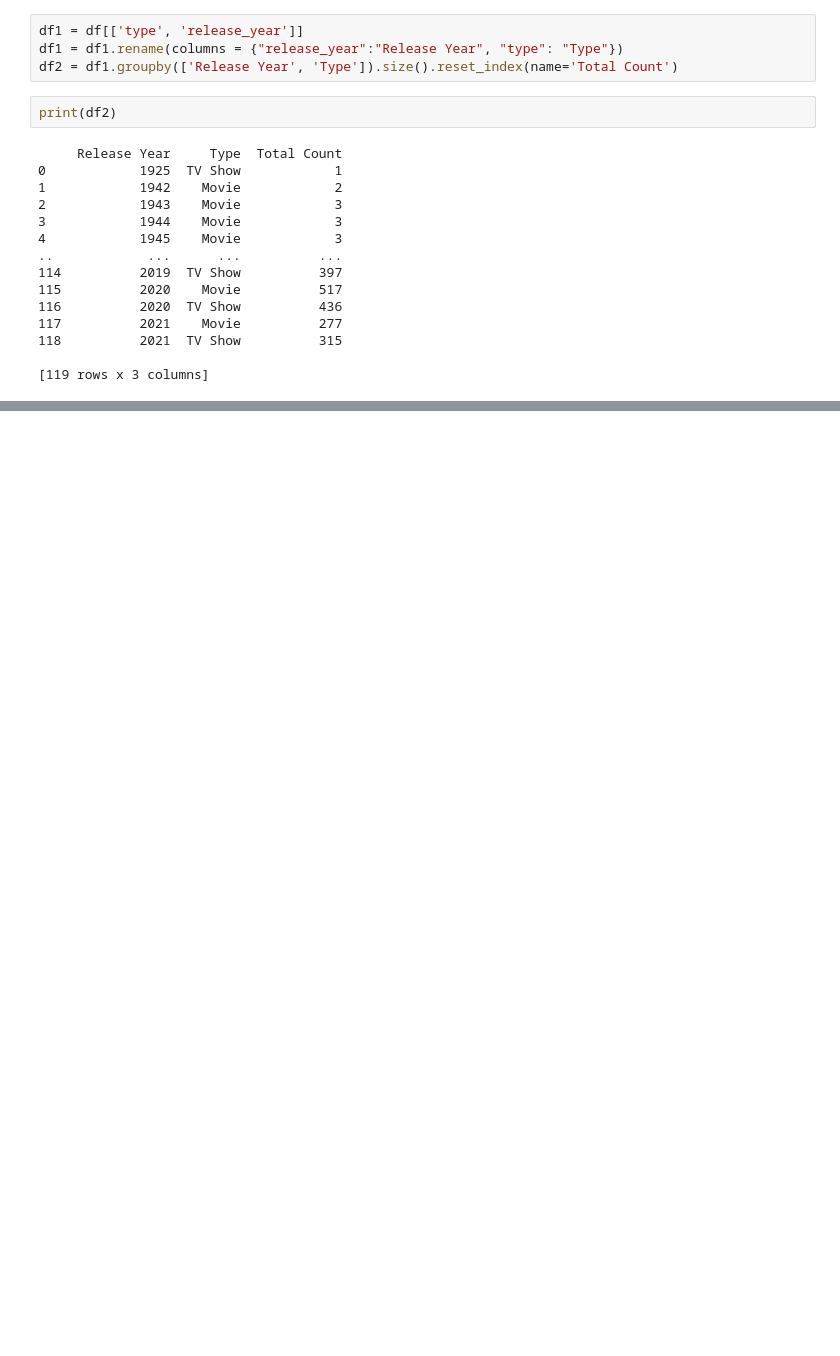
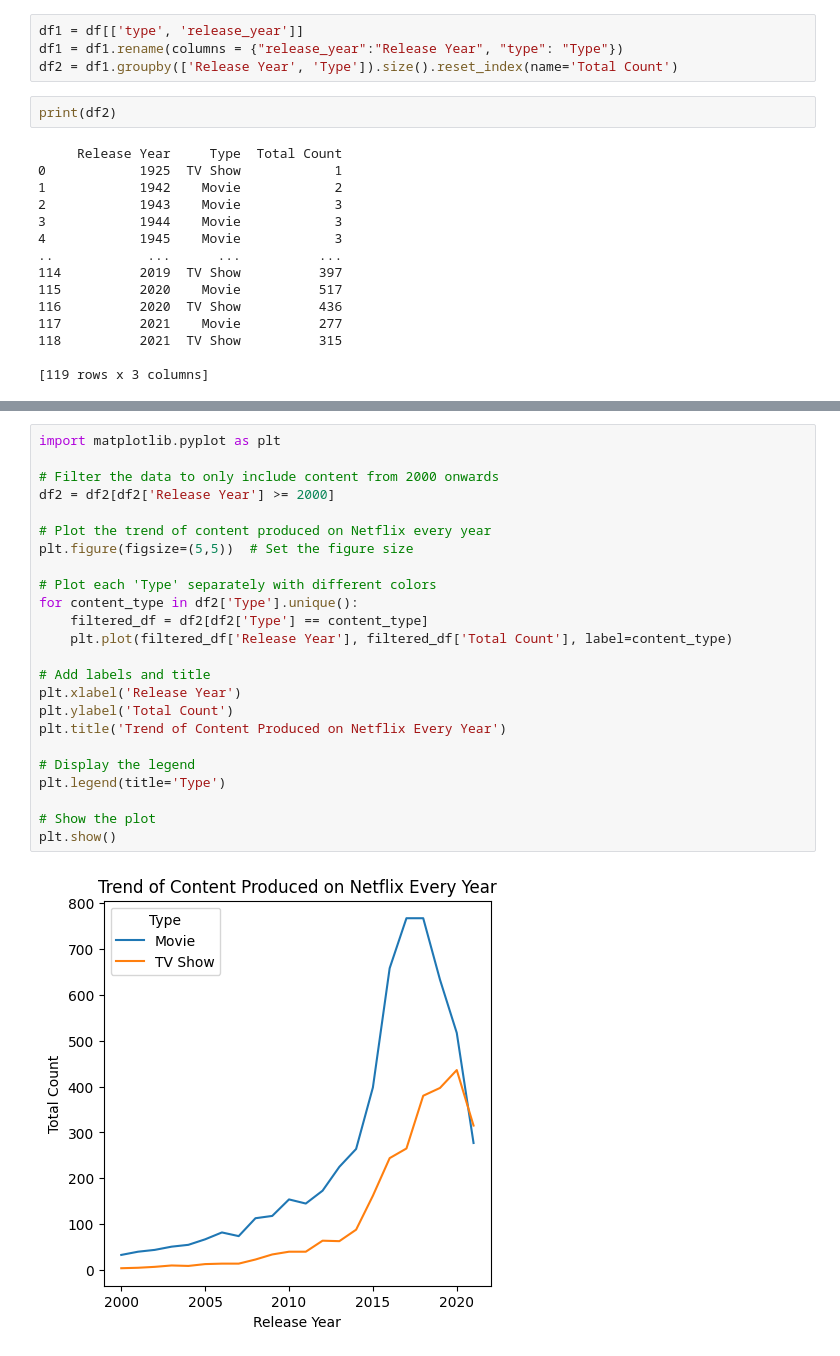
Before and after one commit to simu2204/MLcode, a Jupyter notebook: testing.ipynb, the cells around one changed output, grey strips where cells are left out. Cells and saved outputs as stored; diff of their text form; blank space fills up the shorter version.

```diff
--- a/testing.ipynb
+++ b/testing.ipynb
@@ -249 +258,27 @@ graph.show()
+# %%
+import matplotlib.pyplot as plt
+
+# Filter the data to only include content from 2000 onwards
+df2 = df2[df2['Release Year'] >= 2000]
+
+# Plot the trend of content produced on Netflix every year
+plt.figure(figsize=(5,5))  # Set the figure size
+
+# Plot each 'Type' separately with different colors
+for content_type in df2['Type'].unique():
+    filtered_df = df2[df2['Type'] == content_type]
+    plt.plot(filtered_df['Release Year'], filtered_df['Total Count'], label=content_type)
+
+# Add labels and title
+plt.xlabel('Release Year')
+plt.ylabel('Total Count')
+plt.title('Trend of Content Produced on Netflix Every Year')
+
+# Display the legend
+plt.legend(title='Type')
+
+# Show the plot
+plt.show()
+# %% [output]
+[figure, added]
 # %%
```
Also changed, not shown: parts of 3 cells of this notebook.
